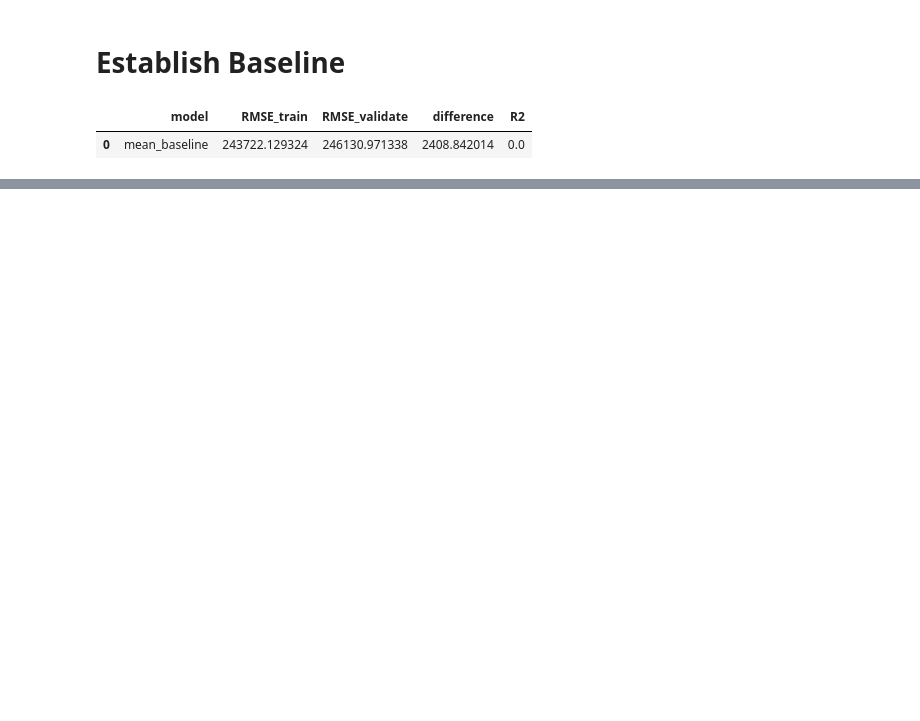
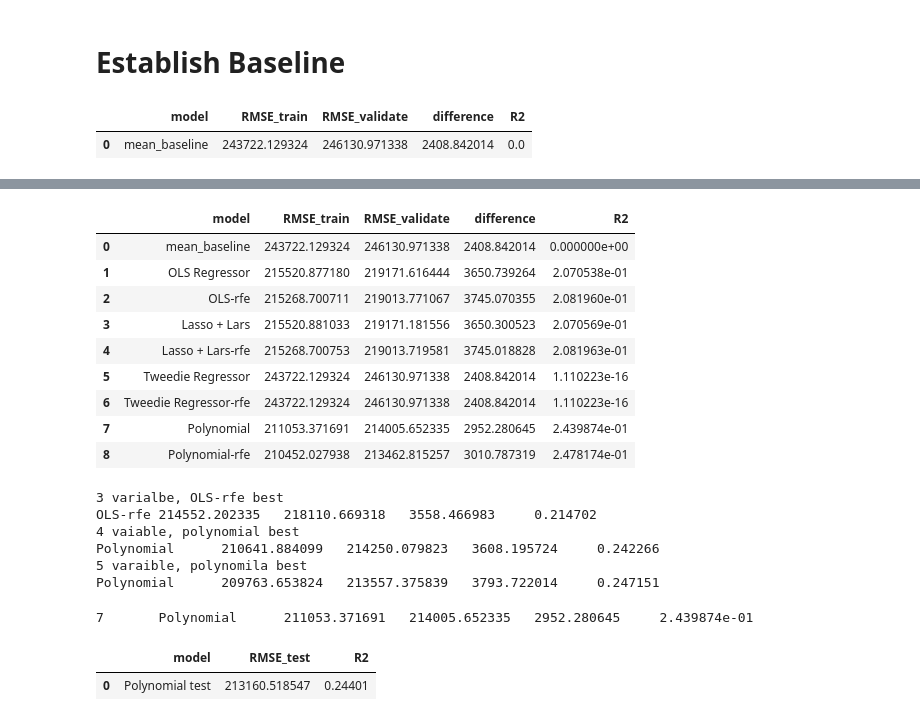
Before and after one commit to Adam-Harris87/regression-project, a Jupyter notebook: modeling.ipynb, the cells around one changed output, grey strips where cells are left out. Saved outputs shown, nothing was run; the diff lists cells and outputs as text; code cells hidden in the pictures; blank space fills up the shorter version.

Commit message:
working on modeling

```diff
--- a/modeling.ipynb
+++ b/modeling.ipynb
@@ -61,3 +63,5 @@ f_feature_rfe
+# %%
+f_feature_rfe = ['pools', 'year_built', 'area', 'garage_sqft', 'region']
 # %% [markdown]
 # Establish Baseline
 # %%
@@ -112,0 +376,70 @@ NameError: name 'X_validate' is not defined
+# %%
+#1. Create the polynomial features to get a new set of features
+pf = PolynomialFeatures(degree=2) #quadratic function
+
+#1. Fit and transform X_train_scaled
+X_train_degree2 = pf.fit_transform(X_train_scaled[f_feature_rfe])
+
+#1. Transform X_validate_scaled & X_test_scaled
+X_validate_degree2 = pf.fit_transform(X_validate_scaled[f_feature_rfe])
+X_test_degree2 = pf.fit_transform(X_test_scaled[f_feature_rfe])
+# %%
+# make la thing
+lm2 = LinearRegression()
+# fit za thing
+lm2.fit(X_train_degree2, y_train.tax_value)
+# usage of a thing
+y_train['tax_value_pred_lm2'] = lm2.predict(X_train_degree2)
+# Evaluate: RMSE
+rmse_train = mean_squared_error(y_train.tax_value,
+                                y_train.tax_value_pred_lm2) ** .5
+
+# repeat usage on validate
+y_validate['tax_value_pred_lm2'] = lm2.predict(X_validate_degree2)
+# evaluate: RMSE
+rmse_validate = mean_squared_error(y_validate.tax_value,
+                                   y_validate.tax_value_pred_lm2) ** .5
+# %%
+#Append this to the metric_df
+
+metric_df = metric_df.append(
+    {
+        'model' : 'Polynomial-rfe',
+        'RMSE_train' : rmse_train,
+        'RMSE_validate' : rmse_validate,
+        'difference' : rmse_validate - rmse_train,
+        'R2' : explained_variance_score(y_validate.tax_value,
+                                       y_validate.tax_value_pred_lm2)
+    }, ignore_index=True
+)
+# %%
+metric_df
+# %% [output]
+|  | model | RMSE_train | RMSE_validate | difference | R2 |
+| 0 | mean_baseline | 243722.129324 | 246130.971338 | 2408.842014 | 0.000000e+00 |
+| 1 | OLS Regressor | 215520.877180 | 219171.616444 | 3650.739264 | 2.070538e-01 |
+| 2 | OLS-rfe | 215268.700711 | 219013.771067 | 3745.070355 | 2.081960e-01 |
+| 3 | Lasso + Lars | 215520.881033 | 219171.181556 | 3650.300523 | 2.070569e-01 |
+| 4 | Lasso + Lars-rfe | 215268.700753 | 219013.719581 | 3745.018828 | 2.081963e-01 |
+| 5 | Tweedie Regressor | 243722.129324 | 246130.971338 | 2408.842014 | 1.110223e-16 |
+| 6 | Tweedie Regressor-rfe | 243722.129324 | 246130.971338 | 2408.842014 | 1.110223e-16 |
+| 7 | Polynomial | 211053.371691 | 214005.652335 | 2952.280645 | 2.439874e-01 |
+| 8 | Polynomial-rfe | 210452.027938 | 213462.815257 | 3010.787319 | 2.478174e-01 |
+# %%
+print('3 varialbe, OLS-rfe best')
+print('OLS-rfe	214552.202335	218110.669318	3558.466983	0.214702')
+print('4 vaiable, polynomial best')
+print('Polynomial	210641.884099	214250.079823	3608.195724	0.242266')
+print('5 varaible, polynomila best')
+print('Polynomial	209763.653824	213557.375839	3793.722014	0.247151')
+# %% [output]
+3 varialbe, OLS-rfe best
+OLS-rfe 214552.202335   218110.669318   3558.466983     0.214702
+4 vaiable, polynomial best
+Polynomial      210641.884099   214250.079823   3608.195724     0.242266
+5 varaible, polynomila best
+Polynomial      209763.653824   213557.375839   3793.722014     0.247151
+# %%
+print('7	Polynomial	211053.371691	214005.652335	2952.280645	2.439874e-01')
+# %% [output]
+7       Polynomial      211053.371691   214005.652335   2952.280645     2.439874e-01
@@ -112,0 +459,5 @@ NameError: name 'X_validate' is not defined
+# %%
+test_metric_df
+# %% [output]
+|  | model | RMSE_test | R2 |
+| 0 | Polynomial test | 213160.518547 | 0.24401 |
```
Also changed, not shown: parts of 36 cells of this notebook.
